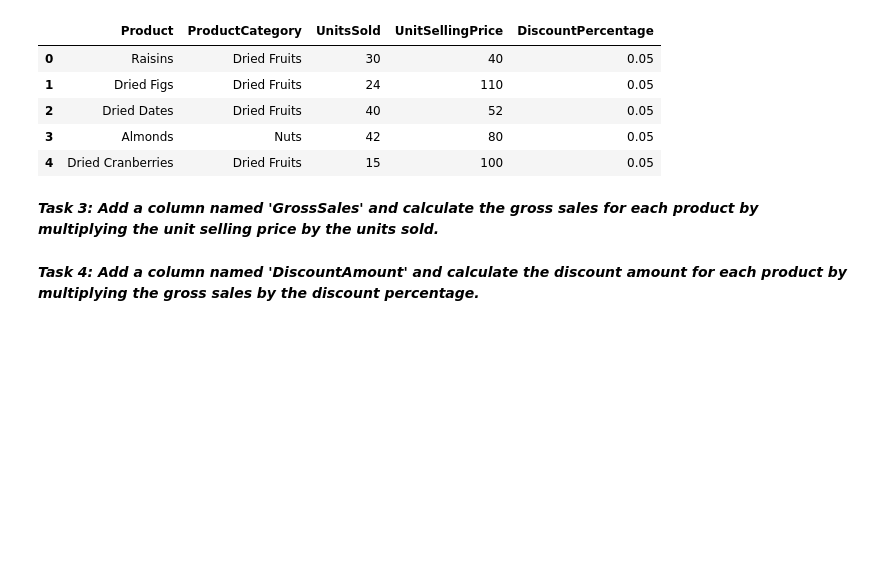
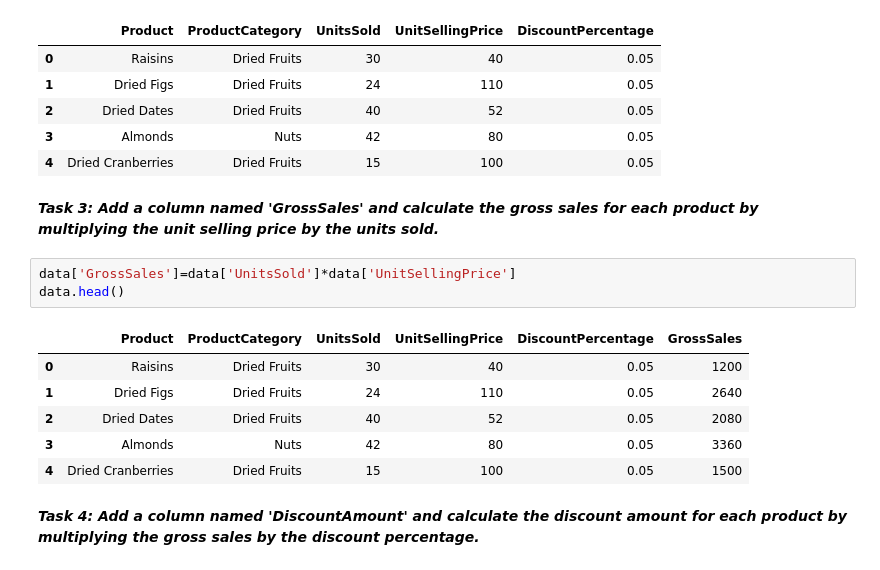
Before and after one commit to Shivam24012001/Python_Basic, a Jupyter notebook: Eden's__Dried_Delights.ipynb, the cells around one changed output. Saved outputs shown, nothing was run; the diff lists cells and outputs as text; blank space fills up the shorter version.

```diff
--- a/Eden's__Dried_Delights.ipynb
+++ b/Eden's__Dried_Delights.ipynb
@@ -25,5 +25,15 @@ data.head()
 | 4 | Dried Cranberries | Dried Fruits | 15 | 100 | 0.05 |
 # %% [markdown]
 ***Task 3: Add a column named 'GrossSales' and calculate the gross sales for each product by multiplying the unit selling price by the units sold.***
+# %%
+data['GrossSales']=data['UnitsSold']*data['UnitSellingPrice']
+data.head()
+# %% [output]
+|  | Product | ProductCategory | UnitsSold | UnitSellingPrice | DiscountPercentage | GrossSales |
+| 0 | Raisins | Dried Fruits | 30 | 40 | 0.05 | 1200 |
+| 1 | Dried Figs | Dried Fruits | 24 | 110 | 0.05 | 2640 |
+| 2 | Dried Dates | Dried Fruits | 40 | 52 | 0.05 | 2080 |
+| 3 | Almonds | Nuts | 42 | 80 | 0.05 | 3360 |
+| 4 | Dried Cranberries | Dried Fruits | 15 | 100 | 0.05 | 1500 |
 # %% [markdown]
 ***Task 4: Add a column named 'DiscountAmount' and calculate the discount amount for each product by multiplying the gross sales by the discount percentage.***
```
Also changed, not shown: parts of 9 cells of this notebook.
